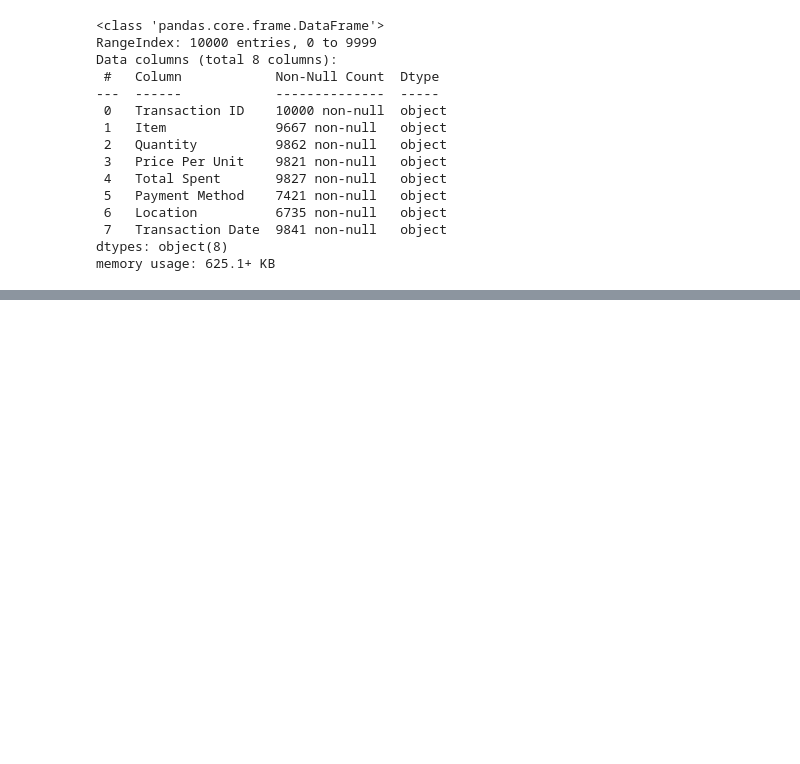
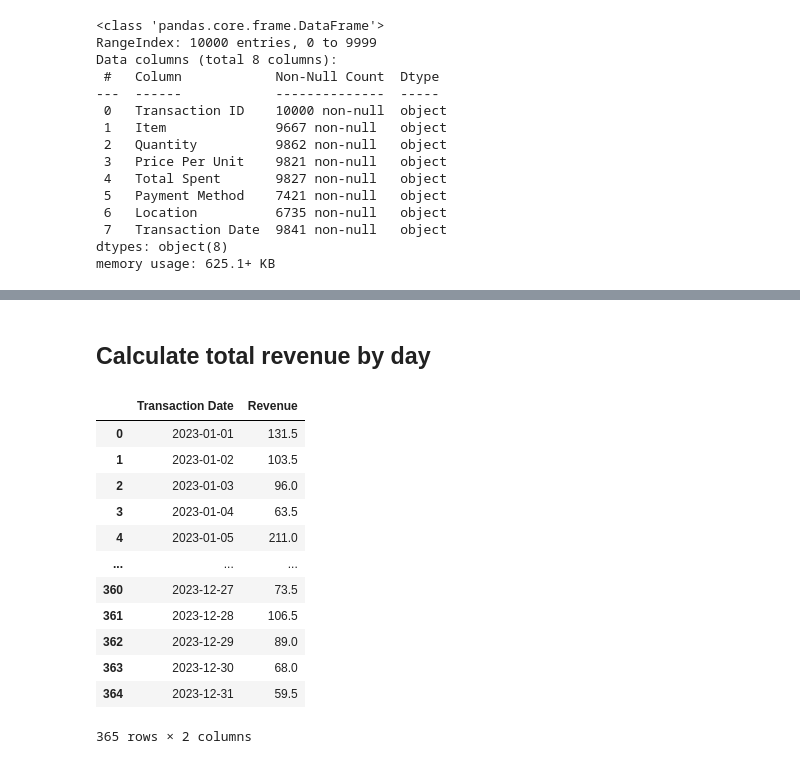
Before and after one commit to nh-adorie/learning_python, a Jupyter notebook: data/cafe_sales.ipynb, the cells around one changed output, grey strips where cells are left out. Cells and saved outputs as stored; diff of their text form; code cells hidden in the pictures; blank space fills up the shorter version.

```diff
--- a/data/cafe_sales.ipynb
+++ b/data/cafe_sales.ipynb
@@ -138,0 +189,2 @@ item_to_price
+# %% [markdown]
+## Calculate total revenue by day
@@ -138,0 +195,16 @@ item_to_price
+# %%
+revenue_by_day.sort_values(by = 'Transaction Date')
+# %% [output]
+|  | Transaction Date | Revenue |
+| 0 | 2023-01-01 | 131.5 |
+| 1 | 2023-01-02 | 103.5 |
+| 2 | 2023-01-03 | 96.0 |
+| 3 | 2023-01-04 | 63.5 |
+| 4 | 2023-01-05 | 211.0 |
+| ... | ... | ... |
+| 360 | 2023-12-27 | 73.5 |
+| 361 | 2023-12-28 | 106.5 |
+| 362 | 2023-12-29 | 89.0 |
+| 363 | 2023-12-30 | 68.0 |
+| 364 | 2023-12-31 | 59.5 |
+365 rows × 2 columns
```
Also changed, not shown: parts of 28 cells of this notebook, 2 other files.
